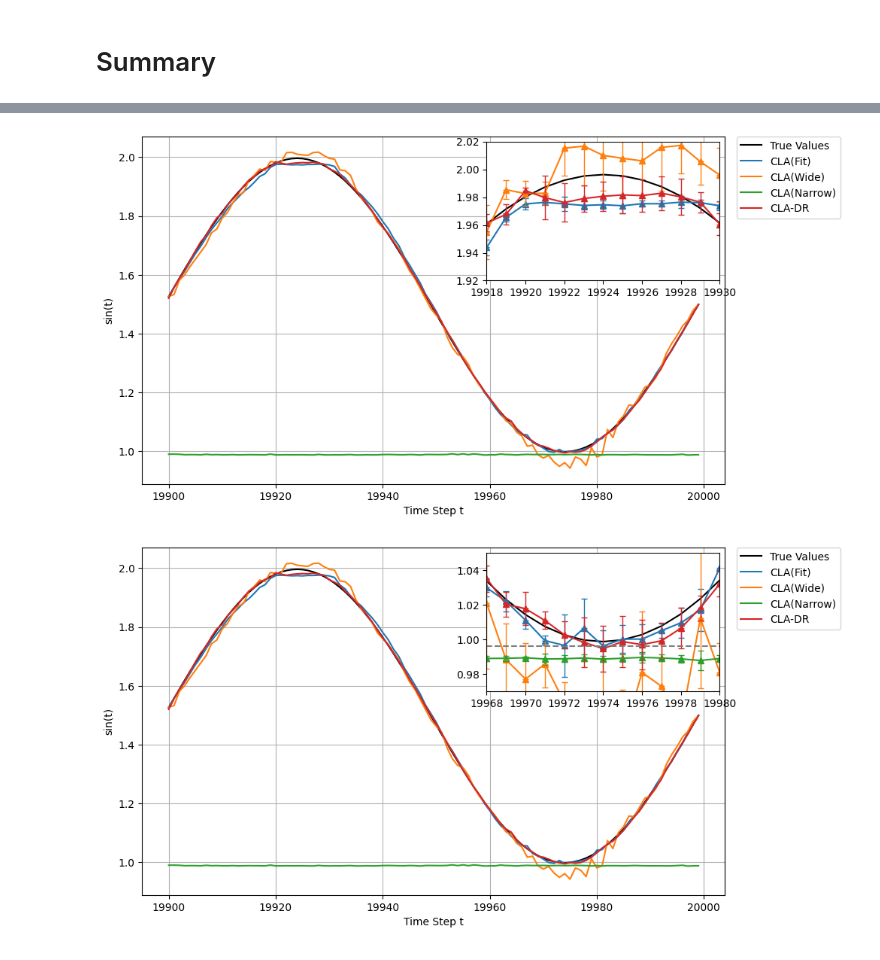
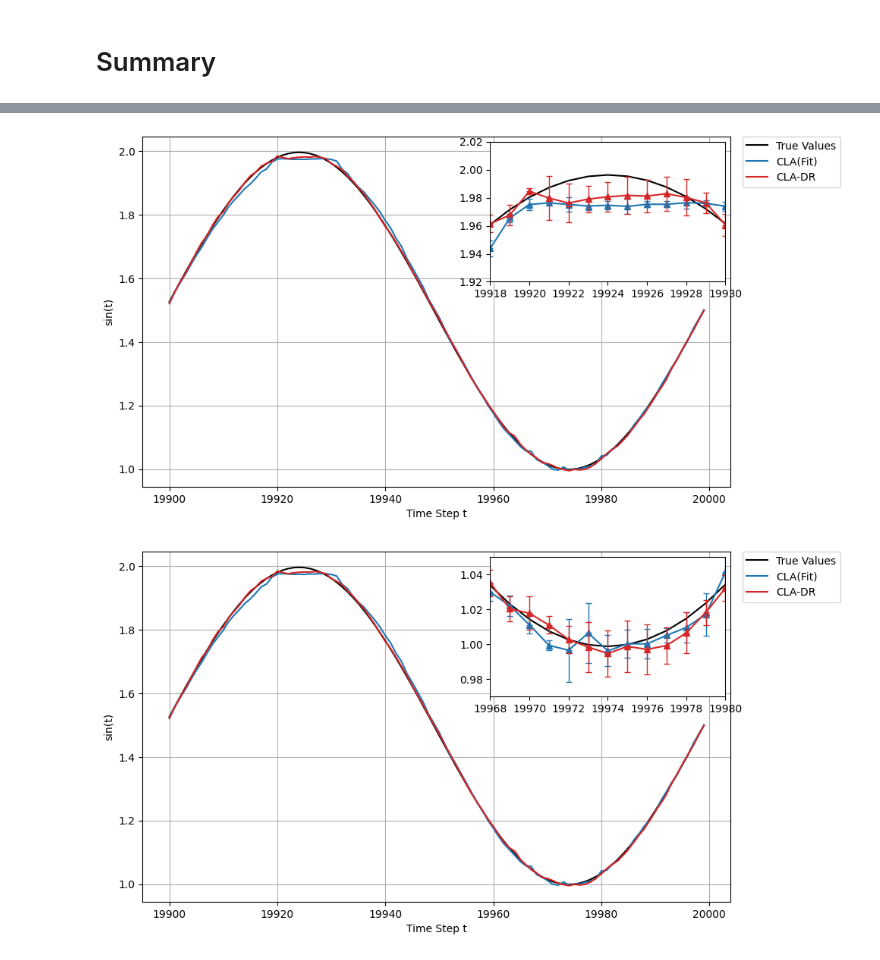
Before and after one commit to tyokyo320/time-series, a Jupyter notebook: utils/predict_syntheic.ipynb, the cells around one changed output, grey strips where cells are left out. Cells and saved outputs as stored; diff of their text form; code cells hidden in the pictures.

```diff
--- a/utils/predict_syntheic.ipynb
+++ b/utils/predict_syntheic.ipynb
@@ -407,7 +407,7 @@ def plot_syntheic_load_list_by_mean_std_with_cla_labels_and_zoom(true_values: an
         ax_zoom.plot(time_points, sampled_mean_values_list[index], marker='^', markersize=6, linestyle='-', label=label, color=color)
         ax_zoom.errorbar(time_points, sampled_mean_values_list[index], yerr=sampled_std_values_list[index], fmt='_', elinewidth=1, capsize=3, color=color)
 
-    ax_zoom.axhline(y=min(sampled_mean_values_list[0]), color='gray', linestyle='--')
+    # ax_zoom.axhline(y=min(sampled_mean_values_list[0]), color='gray', linestyle='--')
     ax_zoom.set_xlim(*zoom_coords_x)
     ax_zoom.set_ylim(*zoom_coords_y)
     # mark_inset(ax, ax_zoom, loc1=2, loc2=4, fc="none", ec="0.5")
@@ -773,18 +773,18 @@ error_abs_value_list = []
 # The following are the case labels you want to pass
 # case_labels = ['Case 1', 'Case 2', 'Case 3', 'Case 4']
 # case_labels = ['Case 1', 'Case 4']
-cla_labels = ['CLA(Fit)', 'CLA(Wide)', 'CLA(Narrow)', 'CLA-DR']
-# cla_labels = ['CLA(Fit)', 'CLA-DR']
+# cla_labels = ['CLA(Fit)', 'CLA(Wide)', 'CLA(Narrow)', 'CLA-DR']
+cla_labels = ['CLA(Fit)', 'CLA-DR']
 
 # The following are the case labels you want to pass
 predicted_values_list.append(case1_predicted_values)    # Add prediction values for Case 1 / CLA(Fit)
-predicted_values_list.append(case2_predicted_values)    # Add prediction values for Case 2 / CLA(Wide)
-predicted_values_list.append(case3_predicted_values)    # Add prediction values for Case 3 / CLA(Narrow)
+# predicted_values_list.append(case2_predicted_values)    # Add prediction values for Case 2 / CLA(Wide)
+# predicted_values_list.append(case3_predicted_values)    # Add prediction values for Case 3 / CLA(Narrow)
 predicted_values_list.append(case4_predicted_values)    # Add prediction values for Case 4 / CLA-DR
 
 error_abs_value_list.append(case1_error_abs_value)      # Add error values for Case 1 / CLA(Fit)
-error_abs_value_list.append(case2_error_abs_value)      # Add error values for Case 2 / CLA(Wide)
-error_abs_value_list.append(case3_error_abs_value)      # Add error values for Case 3 / CLA(Narrow)
+# error_abs_value_list.append(case2_error_abs_value)      # Add error values for Case 2 / CLA(Wide)
+# error_abs_value_list.append(case3_error_abs_value)      # Add error values for Case 3 / CLA(Narrow)
 error_abs_value_list.append(case4_error_abs_value)      # Add error values for Case 4 / CLA-DR
 # %%
 # plot_syntheic_load_list_by_mean_std(true_values, predicted_values_list, sampling_interval=config.sampling_interval)
@@ -795,17 +795,15 @@ plot_syntheic_load_list_by_mean_std_with_cla_labels(true_values, predicted_value
 # %%
 # zoom_coords = ((zoom_xmin, zoom_xmax), (zoom_ymin, zoom_ymax))
-zoom_coords = ((19918, 19930), (1.92, 2.02))
 # plot_syntheic_load_list_by_mean_std_with_case_labels_and_zoom(true_values, predicted_values_list, labels=case_labels, sampling_interval=config.sampling_interval, zoom_coords=zoom_coords)
-plot_syntheic_load_list_by_mean_std_with_cla_labels_and_zoom(true_values, predicted_values_list, labels=cla_labels, sampling_interval=config.sampling_interval, zoom_coords=zoom_coords)
+plot_syntheic_load_list_by_mean_std_with_cla_labels_and_zoom(true_values, predicted_values_list, labels=cla_labels, sampling_interval=config.sampling_interval, zoom_coords=config.zoom_coords_max)
 # %% [output]
-[figure, old version]
+[figure, new version]
 # %%
 # zoom_coords = ((zoom_xmin, zoom_xmax), (zoom_ymin, zoom_ymax))
-zoom_coords = ((19968, 19980), (0.97, 1.05))
 # plot_syntheic_load_list_by_mean_std_with_case_labels_and_zoom(true_values, predicted_values_list, labels=case_labels, sampling_interval=config.sampling_interval, zoom_coords=zoom_coords)
-plot_syntheic_load_list_by_mean_std_with_cla_labels_and_zoom(true_values, predicted_values_list, labels=cla_labels, sampling_interval=config.sampling_interval, zoom_coords=zoom_coords)
+plot_syntheic_load_list_by_mean_std_with_cla_labels_and_zoom(true_values, predicted_values_list, labels=cla_labels, sampling_interval=config.sampling_interval, zoom_coords=config.zoom_coords_min)
 # %% [output]
-[figure, old version]
+[figure, new version]
 # %%
 # zoom_coords = ((zoom_xmin, zoom_xmax), (zoom_ymin, zoom_ymax))
 # plot_prediction_absolute_error_list_by_mean_std(error_abs_value_list, sampling_interval=config.sampling_interval, zoom_coords=config.zoom_coords)
```
Also changed, not shown: parts of 1 cell of this notebook, 2 other files.
